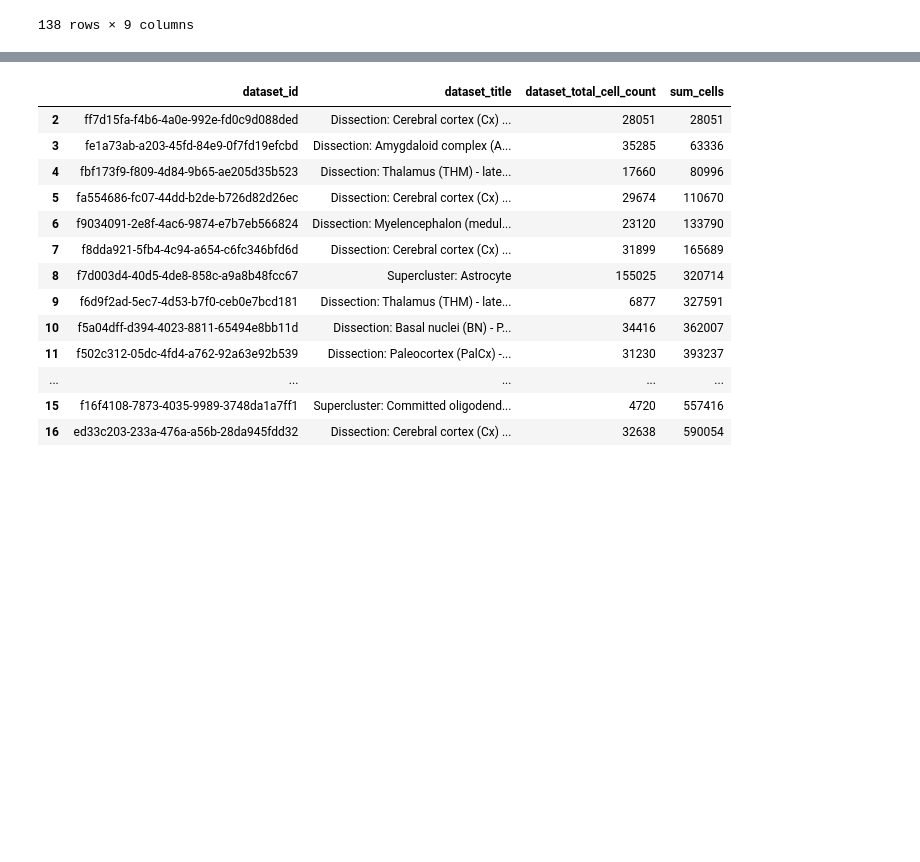
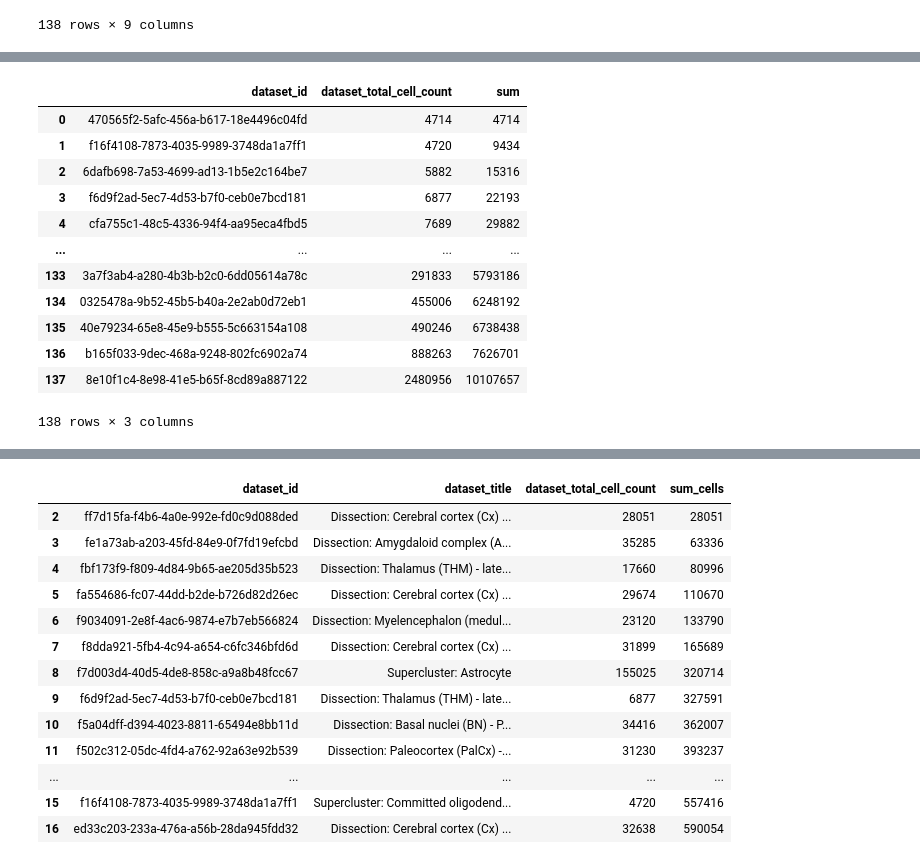
Before and after one commit to TileDB-Inc/arrayloader-benchmarks, a Jupyter notebook: notebooks/download-census-slice.ipynb, the cells around one changed output, grey strips where cells are left out. Saved outputs shown, nothing was run; the diff lists cells and outputs as text; code cells hidden in the pictures; blank space fills up the shorter version.

```diff
--- a/notebooks/download-census-slice.ipynb
+++ b/notebooks/download-census-slice.ipynb
@@ -91,0 +124,19 @@ ddf
+# %%
+sagg = ddf.set_index('dataset_id').dataset_total_cell_count.sort_values().reset_index()
+sagg['sum'] = sagg.dataset_total_cell_count.cumsum()
+#sagg = pd.concat([ sagg, sagg.cumsum().rename('sum') ], axis=1)
+sagg
+# %% [output]
+|  | dataset_id | dataset_total_cell_count | sum |
+| 0 | 470565f2-5afc-456a-b617-18e4496c04fd | 4714 | 4714 |
+| 1 | f16f4108-7873-4035-9989-3748da1a7ff1 | 4720 | 9434 |
+| 2 | 6dafb698-7a53-4699-ad13-1b5e2c164be7 | 5882 | 15316 |
+| 3 | f6d9f2ad-5ec7-4d53-b7f0-ceb0e7bcd181 | 6877 | 22193 |
+| 4 | cfa755c1-48c5-4336-94f4-aa95eca4fbd5 | 7689 | 29882 |
+| ... | ... | ... | ... |
+| 133 | 3a7f3ab4-a280-4b3b-b2c0-6dd05614a78c | 291833 | 5793186 |
+| 134 | 0325478a-9b52-45b5-b40a-2e2ab0d72eb1 | 455006 | 6248192 |
+| 135 | 40e79234-65e8-45e9-b555-5c663154a108 | 490246 | 6738438 |
+| 136 | b165f033-9dec-468a-9248-802fc6902a74 | 888263 | 7626701 |
+| 137 | 8e10f1c4-8e98-41e5-b65f-8cd89a887122 | 2480956 | 10107657 |
+138 rows × 3 columns
```
Also changed, not shown: parts of 5 cells of this notebook, 8 other files.
